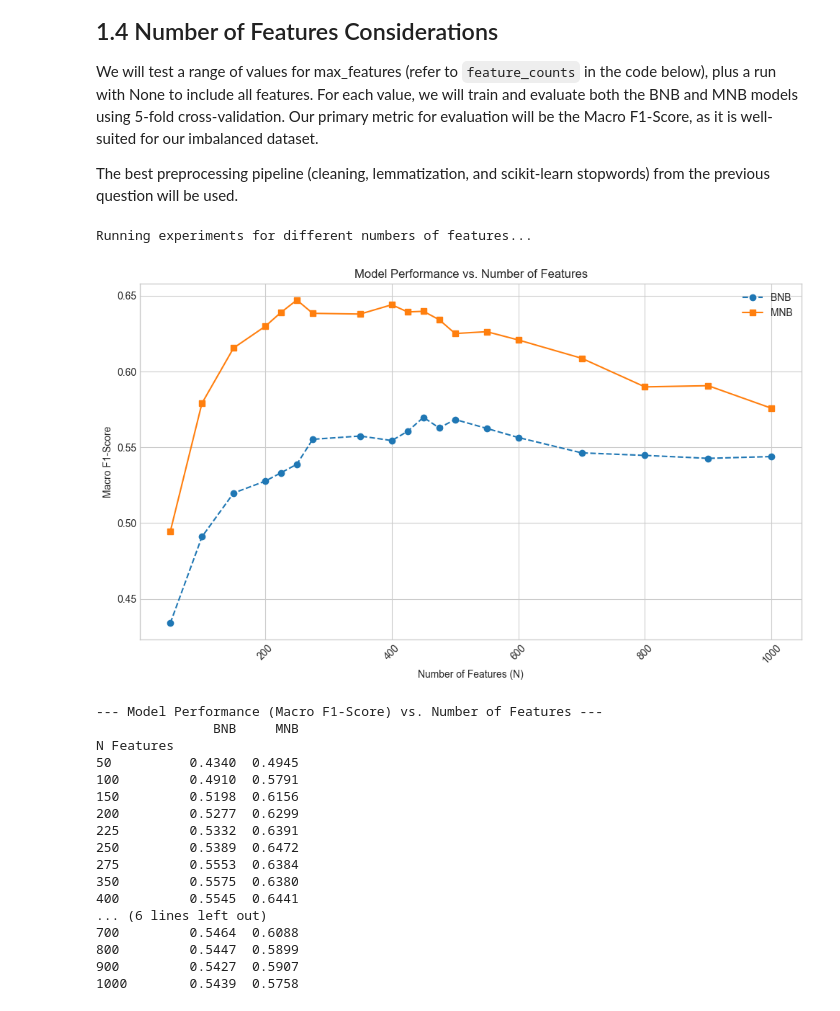
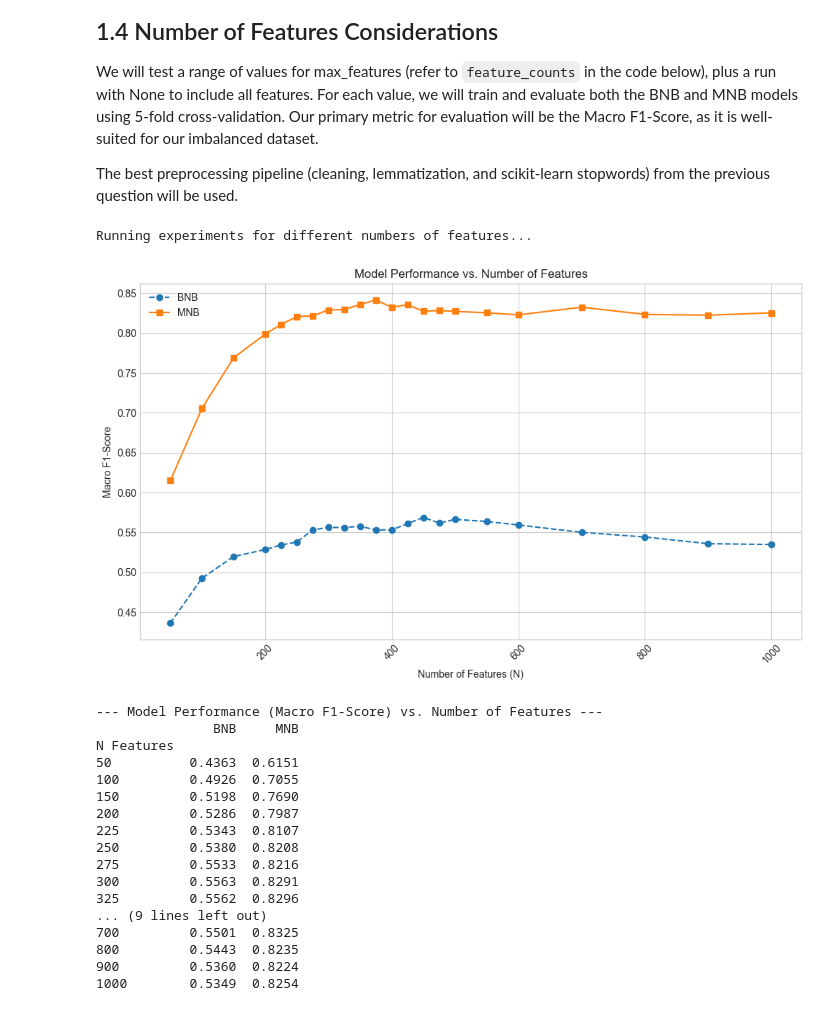
Before and after one commit to axyn45/comp9727-25t2, a Jupyter notebook: assignment/main.ipynb, the cells around one changed output. Cells and saved outputs as stored; diff of their text form; code cells hidden in the pictures.

```diff
--- a/assignment/main.ipynb
+++ b/assignment/main.ipynb
@@ -293,7 +291,7 @@ X = df['document']
 y = df['topic']
 
 # define the models within a pipeline
-vectorizer = TfidfVectorizer(preprocessor=best_preprocessor, stop_words='english')
+vectorizer = CountVectorizer(preprocessor=best_preprocessor, stop_words='english')
 
 # BNB Pipeline
 bnb_pipeline = Pipeline([
@@ -402,6 +400,7 @@ We will test a range of values for max_features (refer to `feature_counts` in th
 
 The best preprocessing pipeline (cleaning, lemmatization, and scikit-learn stopwords) from the previous question will be used.
 # %%
+from sklearn.svm import LinearSVC
 
 
 # load and prepare data as before
@@ -412,7 +411,7 @@ y = df['topic']
 
 # testing with a smaller gap between 250 and 450 to more accurately approach the peak value
 feature_counts = [i for i in range(50,250,100)]+[i for i in range(250,450,50)]+[i for i in range(450,3000,200)]
-feature_counts = [50,100,150,200,225,250,275,350,400,425,450,475,500,550,600,700,800,900,1000]
+feature_counts = [50,100,150,200,225,250,275,300,325,350,375,400,425,450,475,500,550,600,700,800,900,1000]
 
 results = []
 
@@ -420,7 +419,7 @@ results = []
 print("Running experiments for different numbers of features...")
 for n in feature_counts:
     # create vectorizer with the specified max_features
-    vectorizer = TfidfVectorizer(
+    vectorizer = CountVectorizer(
         preprocessor=best_preprocessor,
         stop_words='english',
         max_features=n
@@ -440,54 +439,55 @@ for n in feature_counts:
 
 # convert results to DataFrame for easy plotting and display
 results_df = pd.DataFrame(results).set_index('N Features')
 
-## TODO
-andansdioaidn
+
 # get the total number of features when N is None
-temp_vect = TfidfVectorizer(preprocessor=best_preprocessor, stop_words='english', max_features=None)
+temp_vect = CountVectorizer(preprocessor=best_preprocessor, stop_words='english', max_features=None)
 temp_vect.fit(X)
 total_features = len(temp_vect.get_feature_names_out())
 results_df.rename(index={'All': total_features}, inplace=True)
 
 
 # plot the results
 plt.style.use('seaborn-v0_8-whitegrid')
 plt.figure(figsize=(10, 6))
 plt.plot(results_df.index, results_df['BNB'], marker='o', linestyle='--', label='BNB')
 plt.plot(results_df.index, results_df['MNB'], marker='s', linestyle='-', label='MNB')
+# plt.plot(results_df.index, results_df['SVM'], marker='s', linestyle='-', label='SVM')
+
 
 plt.title('Model Performance vs. Number of Features')
 plt.xlabel('Number of Features (N)')
 plt.ylabel('Macro F1-Score')
 plt.legend()
 plt.xticks(rotation=45)
 plt.tight_layout()
 plt.savefig('feature_performance.png')
 plt.show()
 
 # display the results table
 print("\n--- Model Performance (Macro F1-Score) vs. Number of Features ---")
 print(results_df.round(4))
 # %% [output]
 Running experiments for different numbers of features...
-[figure, old version]
+[figure, new version]
 --- Model Performance (Macro F1-Score) vs. Number of Features ---
                BNB     MNB
 N Features
-50          0.4340  0.4945
-100         0.4910  0.5791
-150         0.5198  0.6156
-200         0.5277  0.6299
-225         0.5332  0.6391
-250         0.5389  0.6472
-275         0.5553  0.6384
-350         0.5575  0.6380
-400         0.5545  0.6441
-... (6 lines left out)
-700         0.5464  0.6088
-800         0.5447  0.5899
-900         0.5427  0.5907
-1000        0.5439  0.5758
+50          0.4363  0.6151
+100         0.4926  0.7055
+150         0.5198  0.7690
+200         0.5286  0.7987
+225         0.5343  0.8107
+250         0.5380  0.8208
+275         0.5533  0.8216
+300         0.5563  0.8291
+325         0.5562  0.8296
+... (9 lines left out)
+700         0.5501  0.8325
+800         0.5443  0.8235
+900         0.5360  0.8224
+1000        0.5349  0.8254
 # %% [markdown]
 For both BNB and MNB, performance increases significantly as we add more features, moving from 50 to 250. After this point, the performance begins to plateau. MNB consistently outperforms BNB across all feature counts.
 
```
Also changed, not shown: parts of 12 cells of this notebook, 4 other files.
